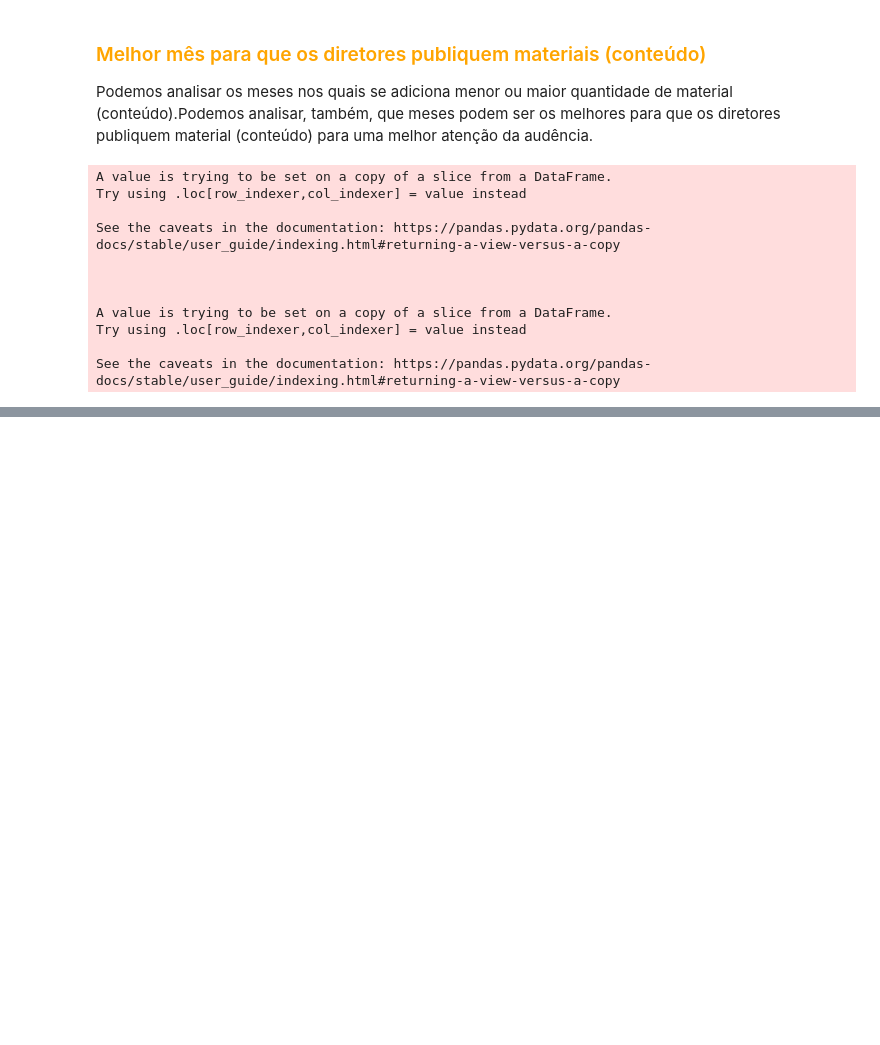
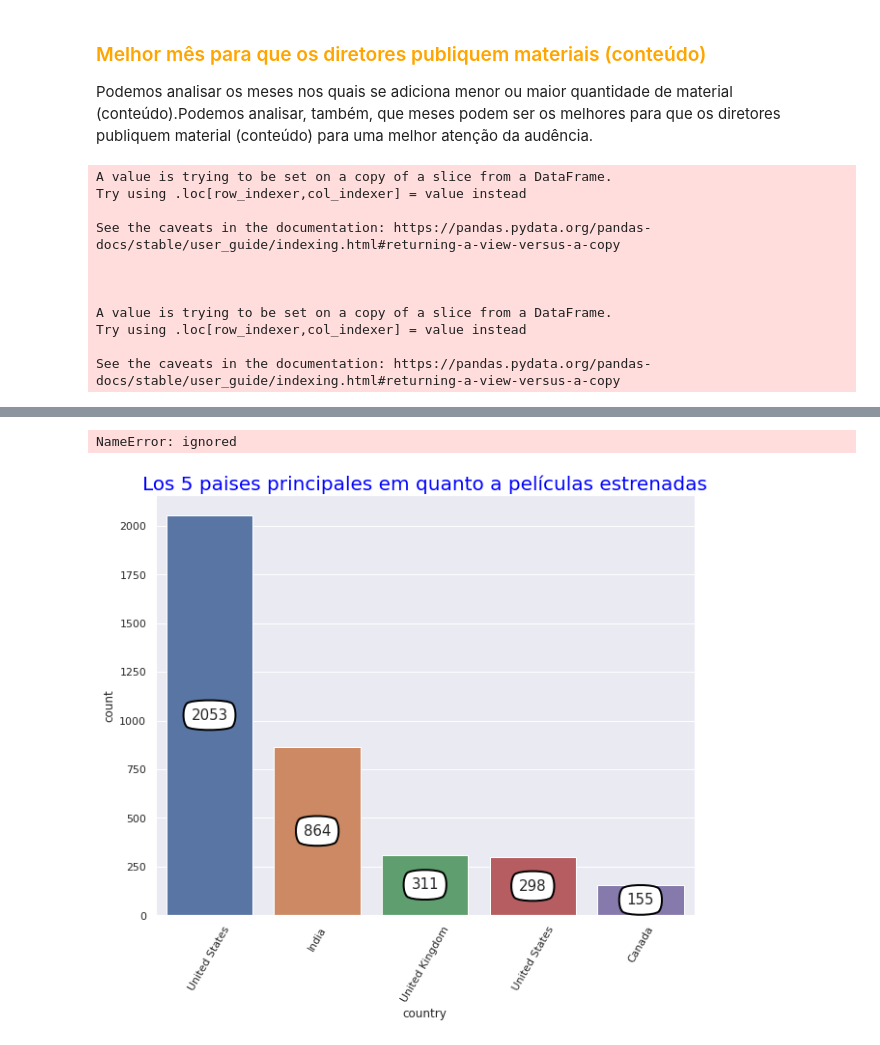
Before and after one commit to EddyGiusepe/Sistema_RECOMENDACION_Netflix, a Jupyter notebook: Netflix_RECOMMENDATION.ipynb, the cells around one changed output, grey strips where cells are left out. Cells and saved outputs as stored; diff of their text form; code cells hidden in the pictures; blank space fills up the shorter version.

```diff
--- a/Netflix_RECOMMENDATION.ipynb
+++ b/Netflix_RECOMMENDATION.ipynb
@@ -761,0 +779,27 @@ See the caveats in the documentation: https://pandas.pydata.org/pandas-docs/stab
+# %%
+title = "Los 5 paises principales em quanto a películas estrenadas"
+countries = {}
+
+for country in df.country.dropna():
+  for sub_country in str(country).split(","):
+    if sub_country not in countries:
+      countries[sub_country] = 1
+    else:
+      countries[sub_country] += 1
+
+df_countries = pd.DataFrame(list(countries.items()), columns = ["country", "count"]).sort_values(by = ["count"])
+_ = plt.subplots(figsize = (10, 8))
+_ = plt.xticks(rotation = 60)
+_ = plt.title(title, color="blue", fontsize=20)
+plots = sns.barplot(data = df_countries.tail()[::-1], x = "country", y = "count")
+
+for bar in plots.patches:
+  _=plots.annotate(format(bar.get_height(), ".0f"),
+                   (bar.get_x() + bar.get_width()/2,
+                    bar.get_height() - (bar.get_height() - 3.1)/2), ha = "center", va="center",
+                    size=15, xytext=(0, 0), bbox=dict(boxstyle="round4, pad=0.6", fc="w", ec="black", lw=2),
+                    textcoords="offset points")
+_ = plt.savefig(title+ "." +img_fmt, format = img_fmt)
+# %% [output]
+NameError: ignored
+[figure, added]
```
Also changed, not shown: parts of 6 cells of this notebook.
